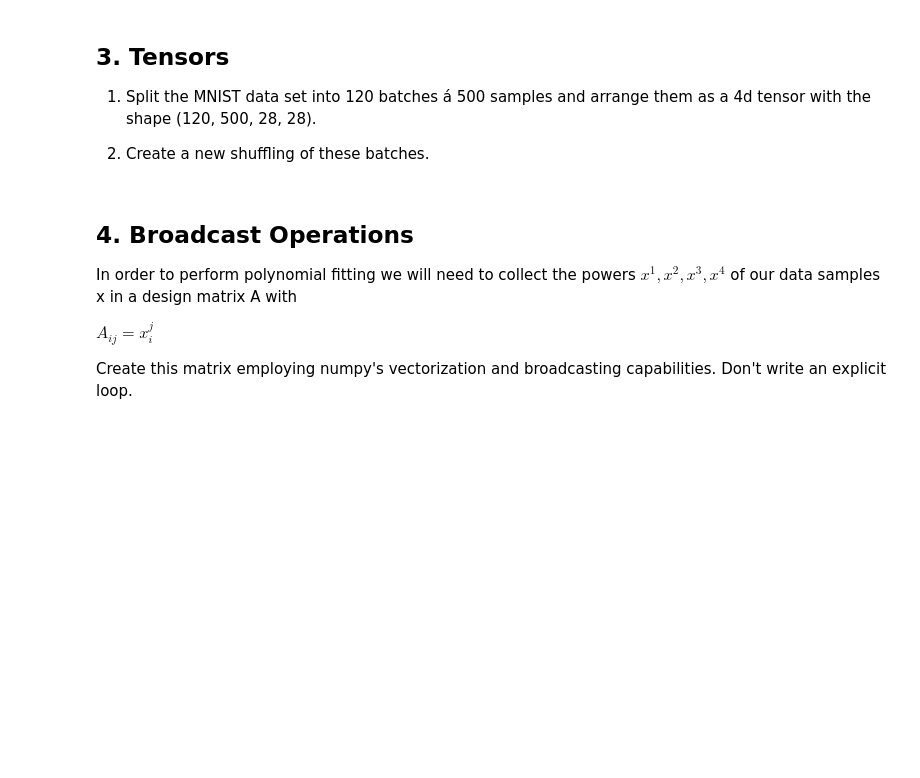
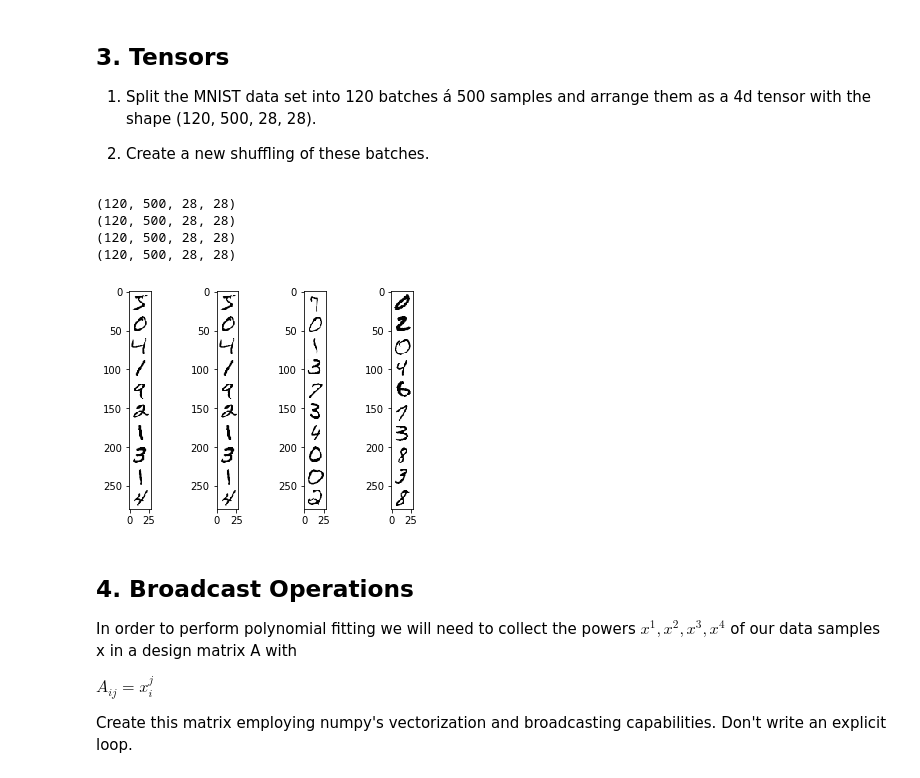
Before and after one commit to rhaschke/Neural-Networks, a Jupyter notebook: a1.ipynb, the cells around one changed output. Saved outputs shown, nothing was run; the diff lists cells and outputs as text; code cells hidden in the pictures; blank space fills up the shorter version.

```diff
--- a/a1.ipynb
+++ b/a1.ipynb
@@ -32,6 +73,32 @@ Again, avoid explicit loops as far as possible.
 1. Split the MNIST data set into 120 batches á 500 samples and arrange them as a 4d tensor with the shape (120, 500, 28, 28).
 
 2. Create a new shuffling of these batches.
+# %%
+fig, ax = plt.subplots(1,4)
+
+batches = x_train.reshape(120,-1,28,28)  # 1st option: reshaping
+print(batches.shape)
+ax[0].imshow(batches[0,:10].reshape(-1,28), cmap="Greys")
+
+batches = np.array(np.split(x_train, 120))  # 2nd option: split
+print(batches.shape)
+ax[1].imshow(batches[0,:10].reshape(-1,28), cmap="Greys")
+
+# shuffle acts on the first (batch) axis always
+np.random.shuffle(batches)
+print(batches.shape)
+ax[2].imshow(batches[0,:10].reshape(-1,28), cmap="Greys")
+
+# Usually shuffling should involve the whole dataset - before batching
+batches = x_train[np.random.permutation(x_train.shape[0])].reshape(120,-1,28,28)
+print(batches.shape)
+ax[3].imshow(batches[0,:10].reshape(-1,28), cmap="Greys");
+# %% [output]
+(120, 500, 28, 28)
+(120, 500, 28, 28)
+(120, 500, 28, 28)
+(120, 500, 28, 28)
+[figure, added]
 # %% [markdown]
 ## 4. Broadcast Operations
 In order to perform polynomial fitting we will need to collect the powers $x^1, x^2, x^3, x^4$ of our data samples x in a design matrix A with
```
Also changed, not shown: parts of 6 cells of this notebook.
